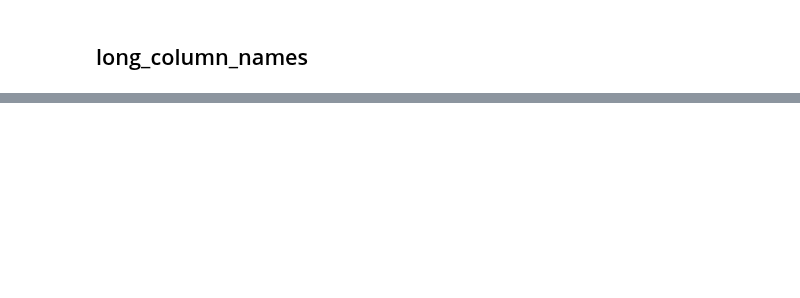
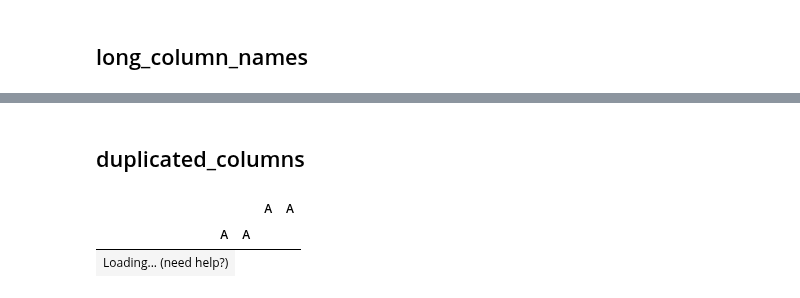
Before and after one commit to winvictorty/itables, a Jupyter notebook: _sources/sample_dataframes.ipynb, the cells around one changed output, grey strips where cells are left out. Drawn from its saved outputs; the diff is of its cells as text; code cells hidden in the pictures; blank space fills up the shorter version.

```diff
--- a/_sources/sample_dataframes.ipynb
+++ b/_sources/sample_dataframes.ipynb
@@ -127,3 +127,11 @@ show(dict_of_test_dfs["long_column_names"], scrollX=True)
 # %% [output]
 | short name | very very very very very long name | very very very very very very ver... | very very very very very very ver... | nospaceinveryveryveryveryveryvery... | ... |
 | Loading... (need help?) | ... |
+# %% [markdown]
+## duplicated_columns
+# %%
+show(dict_of_test_dfs["duplicated_columns"])
+# %% [output]
+|  |  | A | A |
+| A | A |  |  |
+| Loading... (need help?) |
```
Also changed, not shown: 13 other files.
